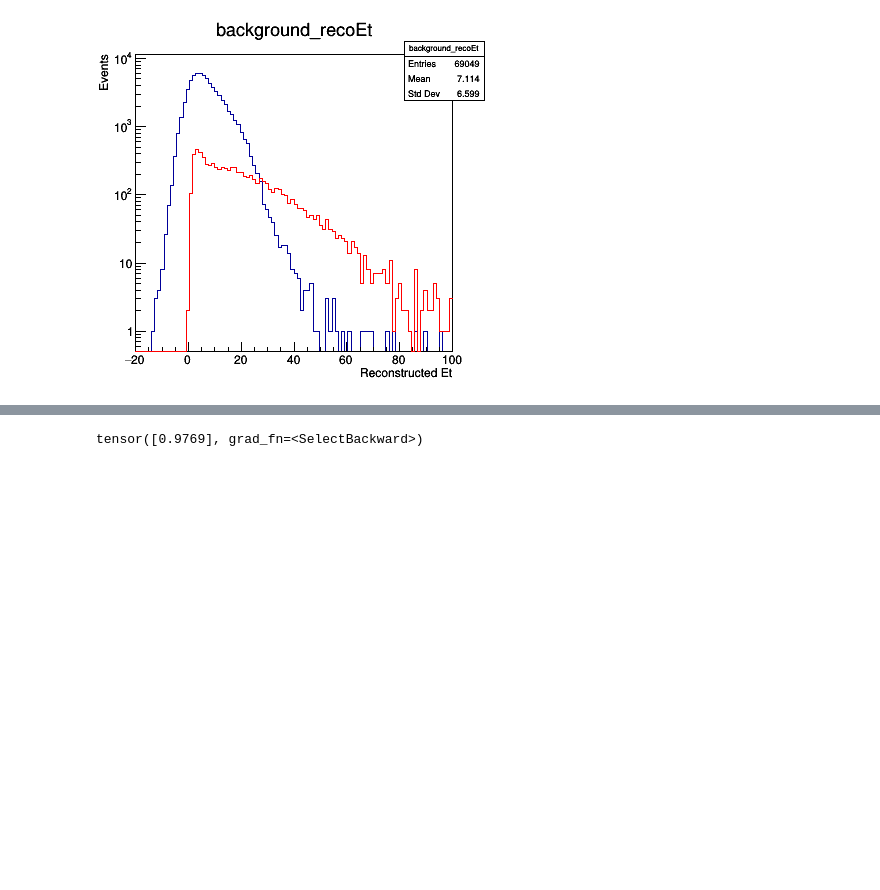
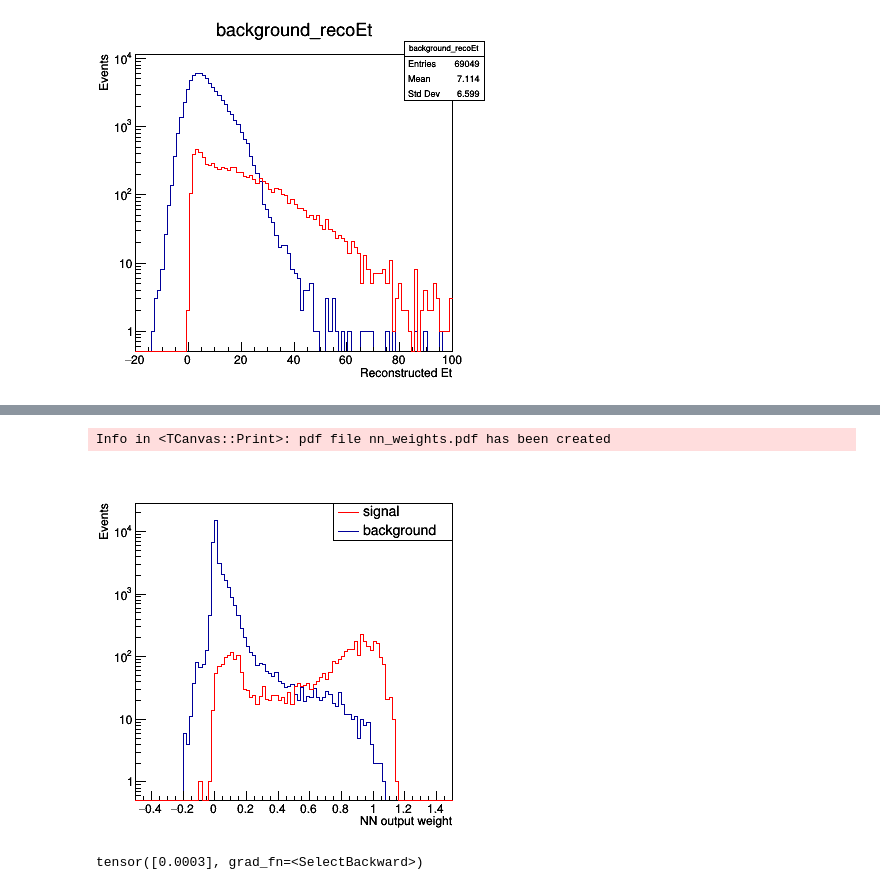
Before and after one commit to gwmyers/campfire_tau_trigger, a Jupyter notebook: TauTriggerPresentation.ipynb, the cells around one changed output, grey strips where cells are left out. Drawn from its saved outputs; the diff is of its cells as text; code cells hidden in the pictures; blank space fills up the shorter version.

```diff
--- a/TauTriggerPresentation.ipynb
+++ b/TauTriggerPresentation.ipynb
@@ -174,8 +188,44 @@ Info in <TCanvas::Print>: pdf file nn_weights.pdf has been created
+# %%
+# check the NN output for event 0:
+h_nnOutputWeights_sig = ROOT.TH1F("nn_sig", "nn_sig", 100, -0.5, 1.5)
+h_nnOutputWeights_sig.SetLineColor(ROOT.kRed)
+h_nnOutputWeights_bkg = ROOT.TH1F("nn_bkg", "nn_bkg", 100, -0.5, 1.5)
+h_nnOutputWeights_sig.GetXaxis().SetTitle("NN output weight")
+h_nnOutputWeights_sig.GetYaxis().SetTitle("Events")
+h_nnOutputWeights_bkg.GetXaxis().SetTitle("NN output weight")
+h_nnOutputWeights_bkg.GetYaxis().SetTitle("Events")
+h_nnOutputWeights_bkg.SetTitle("")
+h_nnOutputWeights_sig.SetTitle("")
+
+nn_leg = ROOT.TLegend(0.6, 0.8, 0.9, 0.9)
+nn_leg.SetTextSize(0.04)
+nn_leg.AddEntry(h_nnOutputWeights_sig, "signal","l")
+nn_leg.AddEntry(h_nnOutputWeights_bkg, "background","l")
+
+for i in range(len(X_test)):
+    if Y_test[i] == 1.0:
+        h_nnOutputWeights_sig.Fill(neural_network(X_test[i]))
+    else:
+        h_nnOutputWeights_bkg.Fill(neural_network(X_test[i]))
+
+c_nn = ROOT.TCanvas("c_nn", "c_nn", 400, 400)
+ROOT.gStyle.SetOptStat(0)
+h_nnOutputWeights_bkg.Draw()
+h_nnOutputWeights_sig.Draw("same")
+
+nn_leg.Draw("same")
+c_nn.SetLogy()
+c_nn.Draw()
+
+c_nn.SaveAs("nn_weights.pdf")
+# %% [output]
+Info in <TCanvas::Print>: pdf file nn_weights.pdf has been created
+[figure, added]
 # %%
 # Create data for network-trained ROC curves
 
-# Run all training samples through the trained network
-network_outputs = neural_network(Xin)
+# Run all testing samples through the trained network
+network_outputs = neural_network(X_test)
 
 # Create arrays to hold the number of events left after each Et cut
 signal_network_roc_counts = np.zeros(100)
@@ -188,16 +238,16 @@ for i, value in enumerate(network_outputs):
 
     for j in range(100):
         if value > (-0.2 + j*0.01):
-            if all_truth[i] == 1:
+            if test_all_truth[i] == 1:
                 signal_network_roc_counts[j] += 1
-            elif all_truth[i] == 0:
+            elif test_all_truth[i] == 0:
                 background_network_roc_counts[j] += 1
 
 # Convert event counts to efficiencies
 signal_network_roc_eff = np.array([float(sig_count / signal_network_roc_counts[0]) for sig_count in signal_network_roc_counts])
 background_network_roc_eff = np.array([float(back_count / background_network_roc_counts[0]) for back_count in background_network_roc_counts])
 # %% [output]
-tensor([0.9769], grad_fn=<SelectBackward>)
+tensor([0.0003], grad_fn=<SelectBackward>)
 # %%
 # Read in BDT efficiency arrays from flat files
 #signal_bdt_efficiencies = []
```
Also changed, not shown: parts of 4 cells of this notebook, 1 other file.
